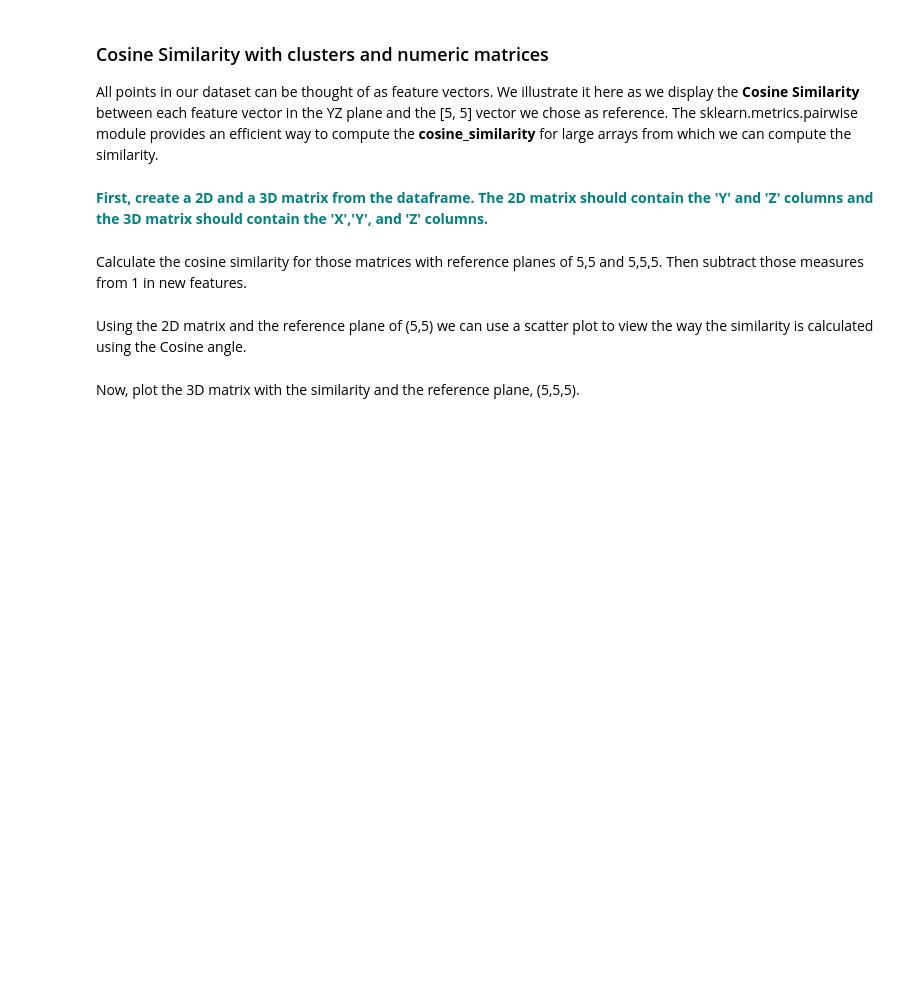
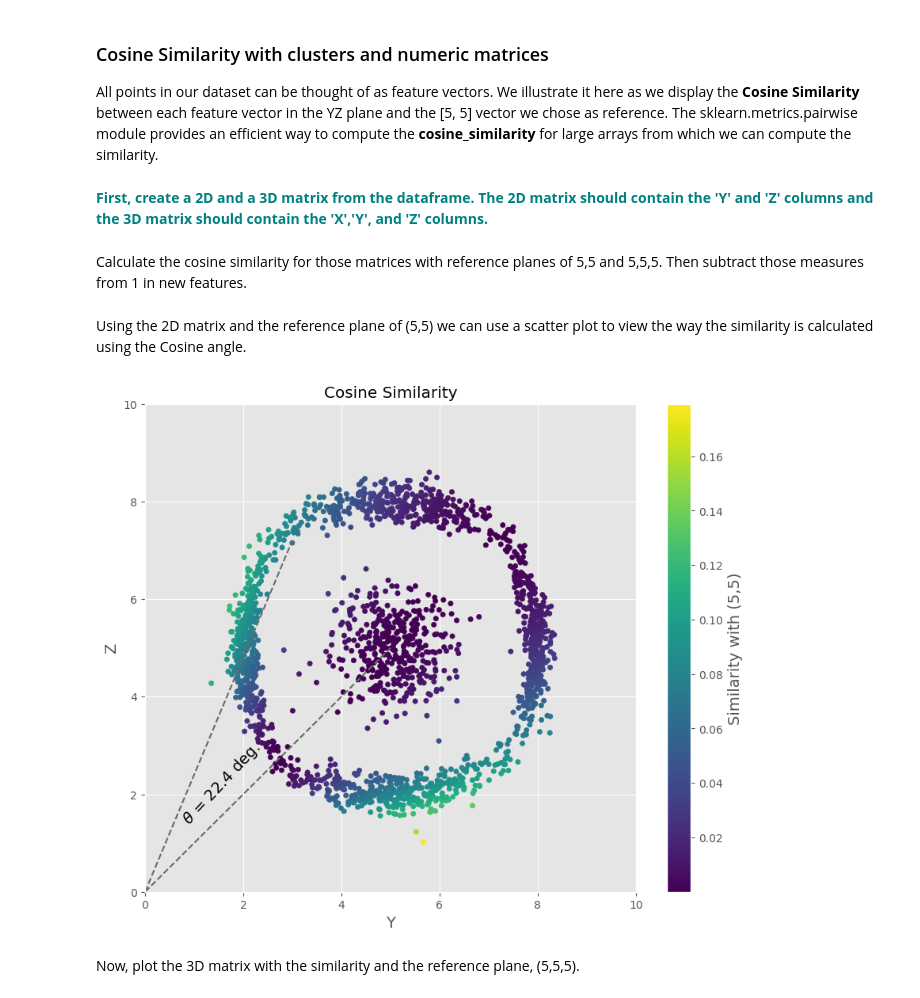
Before and after one commit to TristanPetersDS/springboard-case-studies, a Jupyter notebook: cosine-similarity/Cosine Similarity Case Study.ipynb, the cells around one changed output. Cells and saved outputs as stored; diff of their text form; code cells hidden in the pictures; blank space fills up the shorter version.

```diff
--- a/cosine-similarity/Cosine Similarity Case Study.ipynb
+++ b/cosine-similarity/Cosine Similarity Case Study.ipynb
@@ -15,3 +16,6 @@ from scipy import spatial
 from sklearn.metrics.pairwise import cosine_similarity
 # %% [markdown]
 **<font color='teal'> Load the distance dataset into a dataframe. </font>**
+# %%
+df = pd.read_csv('data/distance_dataset.csv', index_col=0)
+df.head()
@@ -21,29 +32,34 @@ from sklearn.metrics.pairwise import cosine_similarity
 All points in our dataset can be thought of as feature vectors. We illustrate it here as we display the __Cosine Similarity__ between each feature vector in the YZ plane and the [5, 5] vector we chose as reference. The sklearn.metrics.pairwise module provides an efficient way to compute the __cosine_similarity__ for large arrays from which we can compute the similarity.
 # %% [markdown]
  **<font color='teal'> First, create a 2D and a 3D matrix from the dataframe. The 2D matrix should contain the 'Y' and 'Z' columns and the 3D matrix should contain the 'X','Y', and 'Z' columns.</font>**
+# %%
+matYZ = df[['Y', 'Z']].to_numpy()
+mat = df[['X', 'Y', 'Z']].to_numpy()
 # %% [markdown]
 Calculate the cosine similarity for those matrices with reference planes of 5,5 and 5,5,5. Then subtract those measures from 1 in new features.
 # %%
-simCosine3D = 1. - cosine_similarity(mat, [[5,5,5]], 'cosine')
-simCosine = 1. - cosine_similarity(matYZ, [[5,5]], 'cosine')
+simCosine3D = 1. - cosine_similarity(mat, [[5,5,5]])
+simCosine = 1. - cosine_similarity(matYZ, [[5,5]])
 # %% [markdown]
 Using the 2D matrix and the reference plane of (5,5) we can use a scatter plot to view the way the similarity is calculated using the Cosine angle.
 # %%
 figCosine = plt.figure(figsize=[10,8])
 
 plt.scatter(df.Y, df.Z, c=simCosine[:,0], s=20)
 plt.plot([0,5],[0,5], '--', color='dimgray')
 plt.plot([0,3],[0,7.2], '--', color='dimgray')
-plt.text(0.7,2.6,r'$\theta$ = 22.4 deg.', rotation=47, size=14)
+plt.text(0.7,1.4,r'$\theta$ = 22.4 deg.', rotation=47, size=14)
 plt.ylim([0,10])
 plt.xlim([0,10])
 plt.xlabel('Y', size=14)
 plt.ylabel('Z', size=14)
 plt.title('Cosine Similarity')
 cb = plt.colorbar()
 cb.set_label('Similarity with (5,5)', size=14)
 
 #figCosine.savefig('similarity-cosine.png')
+# %% [output]
+[figure, added]
 # %% [markdown]
 Now, plot the 3D matrix with the similarity and the reference plane, (5,5,5).
 # %%
```
Also changed, not shown: parts of 11 cells of this notebook, 1 other file.
